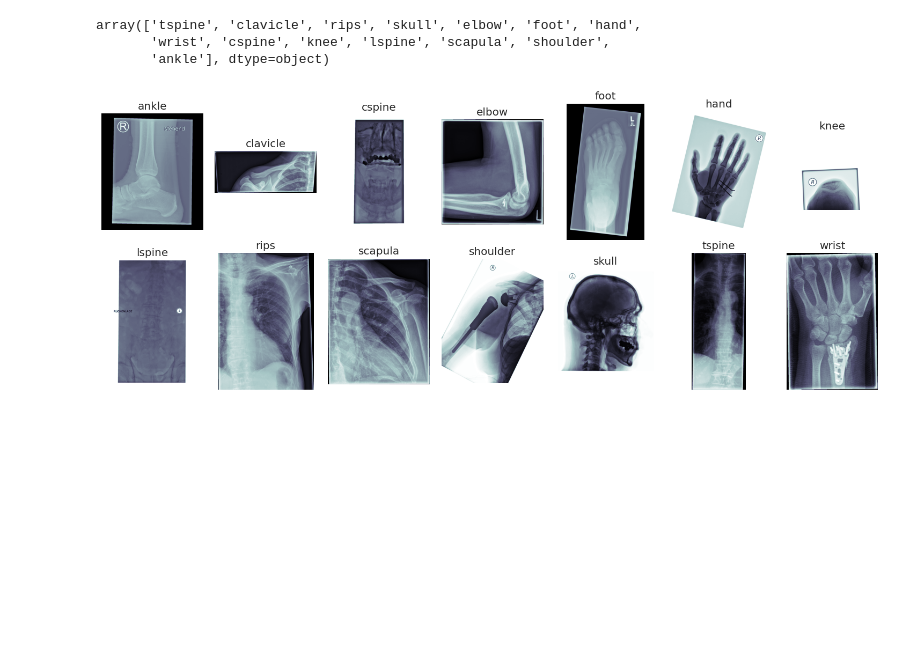
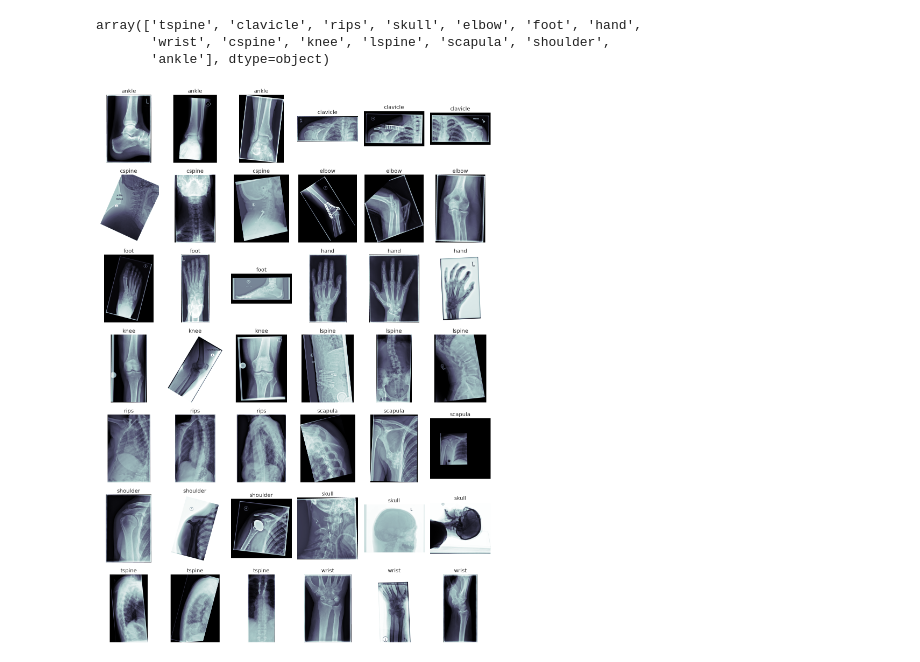
Before and after one commit to niklasbuehler/radiograph-pretraining, a Jupyter notebook: notebooks/Thesis Plots.ipynb, the cells around one changed output. Drawn from its saved outputs; the diff is of its cells as text; code cells hidden in the pictures; blank space fills up the shorter version.

Commit message:
Add another bodypart visualization

```diff
--- a/notebooks/Thesis Plots.ipynb
+++ b/notebooks/Thesis Plots.ipynb
@@ -142,23 +142,23 @@ array(['tspine', 'clavicle', 'rips', 'skull', 'elbow', 'foot', 'hand',
        'ankle'], dtype=object)
 # %%
 bps = df['bodypart'].unique()
-images = df.groupby('bodypart').apply(lambda x: x.sample(1)).reset_index(drop=True)
+images = df.groupby('bodypart').apply(lambda x: x.sample(3)).reset_index(drop=True)
 
 n = len(bps)
-cols = 7
-rows = 2
+cols = 6
+rows = 7
 
 fig, axes = plt.subplots(rows, cols, figsize=(15, 3 * rows))
 
 for i, (index, row) in enumerate(images.iterrows()):
     ax = axes[i // cols, i % cols]
     img = pydicom.dcmread(row['path']).pixel_array
     ax.imshow(img, cmap=plt.cm.bone)
     ax.set_title(row['bodypart'])
     ax.axis('off')
 
 plt.tight_layout()
 plt.savefig("export/bodyparts.png", dpi=300)
 plt.show()
 # %% [output]
-[figure, old version]
+[figure, new version]
```
Also changed, not shown: 1 other file.
